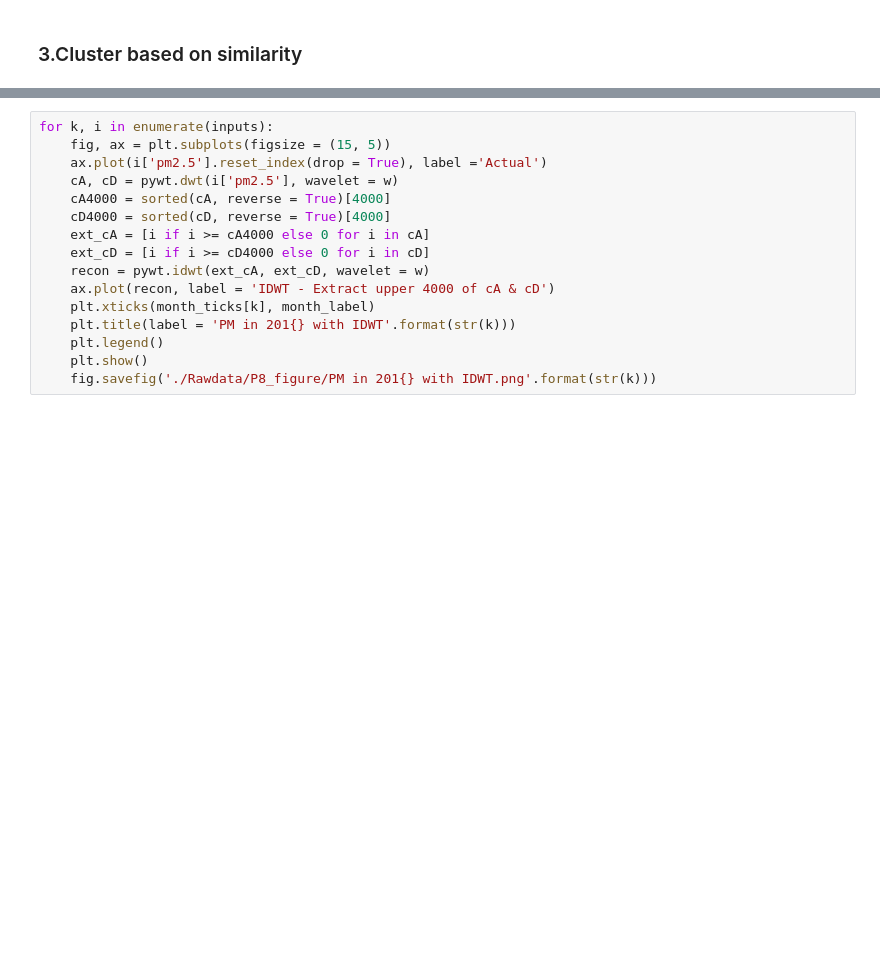
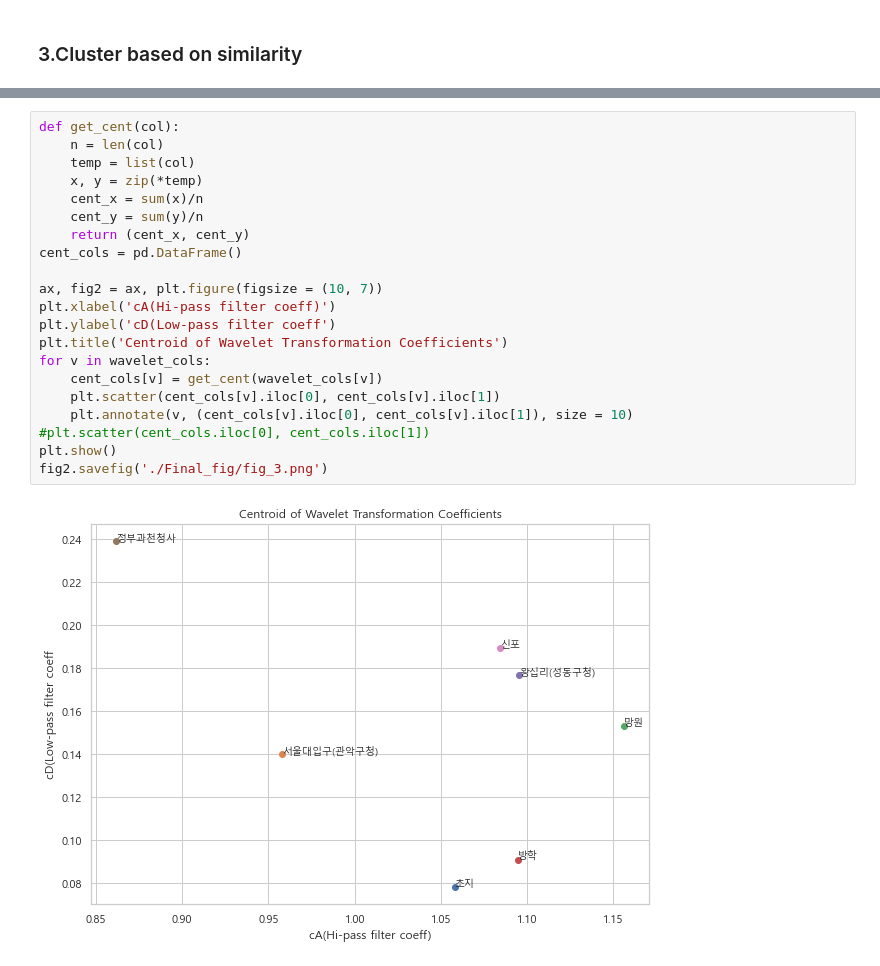
Before and after one commit to cwoong2park/UrbanDataTutorial, a Jupyter notebook: Final_Proj.ipynb, the cells around one changed output, grey strips where cells are left out. Saved outputs shown, nothing was run; the diff lists cells and outputs as text; blank space fills up the shorter version.

```diff
--- a/Final_Proj.ipynb
+++ b/Final_Proj.ipynb
@@ -194,16 +210,23 @@ co
-# %%
-for k, i in enumerate(inputs):
-    fig, ax = plt.subplots(figsize = (15, 5))
-    ax.plot(i['pm2.5'].reset_index(drop = True), label ='Actual')
-    cA, cD = pywt.dwt(i['pm2.5'], wavelet = w)
-    cA4000 = sorted(cA, reverse = True)[4000]
-    cD4000 = sorted(cD, reverse = True)[4000]
-    ext_cA = [i if i >= cA4000 else 0 for i in cA]
-    ext_cD = [i if i >= cD4000 else 0 for i in cD]
-    recon = pywt.idwt(ext_cA, ext_cD, wavelet = w)
-    ax.plot(recon, label = 'IDWT - Extract upper 4000 of cA & cD')
-    plt.xticks(month_ticks[k], month_label)
-    plt.title(label = 'PM in 201{} with IDWT'.format(str(k)))
-    plt.legend()
-    plt.show()
-    fig.savefig('./Rawdata/P8_figure/PM in 201{} with IDWT.png'.format(str(k)))
+# %%
+def get_cent(col):
+    n = len(col)
+    temp = list(col)
+    x, y = zip(*temp)
+    cent_x = sum(x)/n
+    cent_y = sum(y)/n
+    return (cent_x, cent_y)
+cent_cols = pd.DataFrame()
+
+ax, fig2 = ax, plt.figure(figsize = (10, 7))
+plt.xlabel('cA(Hi-pass filter coeff)')
+plt.ylabel('cD(Low-pass filter coeff')
+plt.title('Centroid of Wavelet Transformation Coefficients')
+for v in wavelet_cols:
+    cent_cols[v] = get_cent(wavelet_cols[v])
+    plt.scatter(cent_cols[v].iloc[0], cent_cols[v].iloc[1])
+    plt.annotate(v, (cent_cols[v].iloc[0], cent_cols[v].iloc[1]), size = 10)
+#plt.scatter(cent_cols.iloc[0], cent_cols.iloc[1])
+plt.show()
+fig2.savefig('./Final_fig/fig_3.png')
+# %% [output]
+[figure, added]
```
Also changed, not shown: parts of 14 cells of this notebook, 9 other files.
